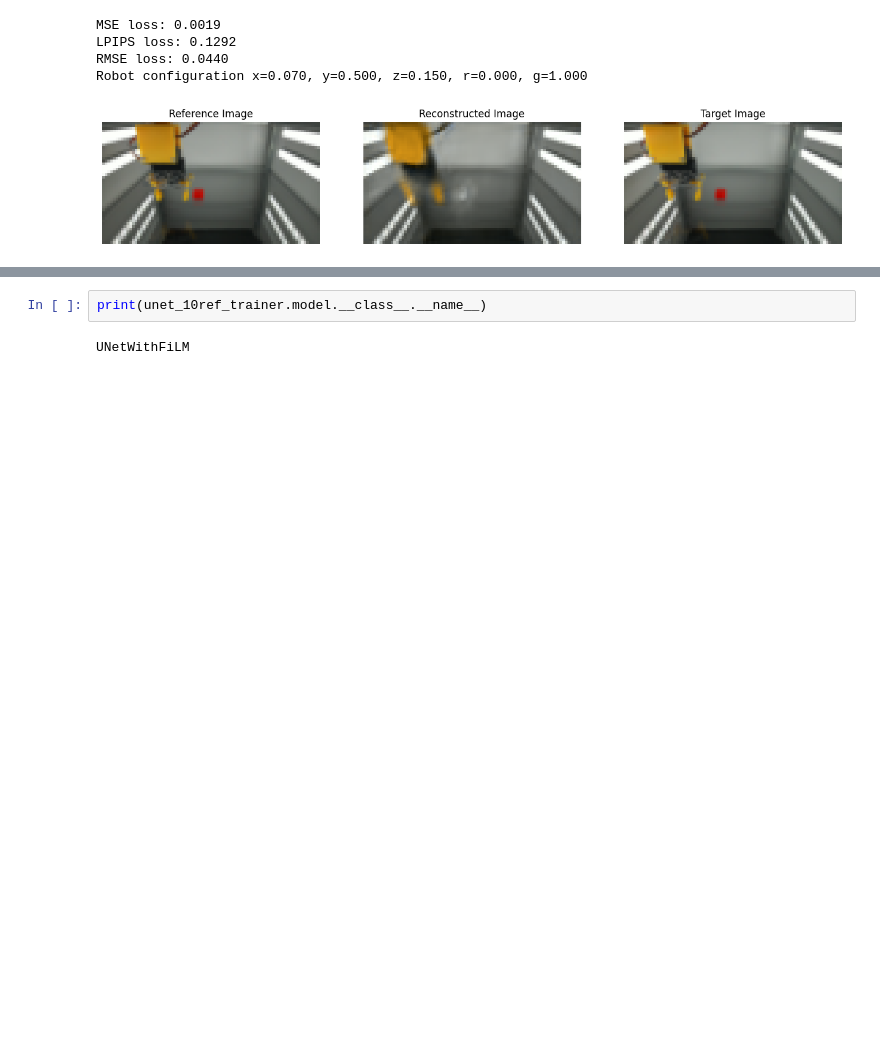
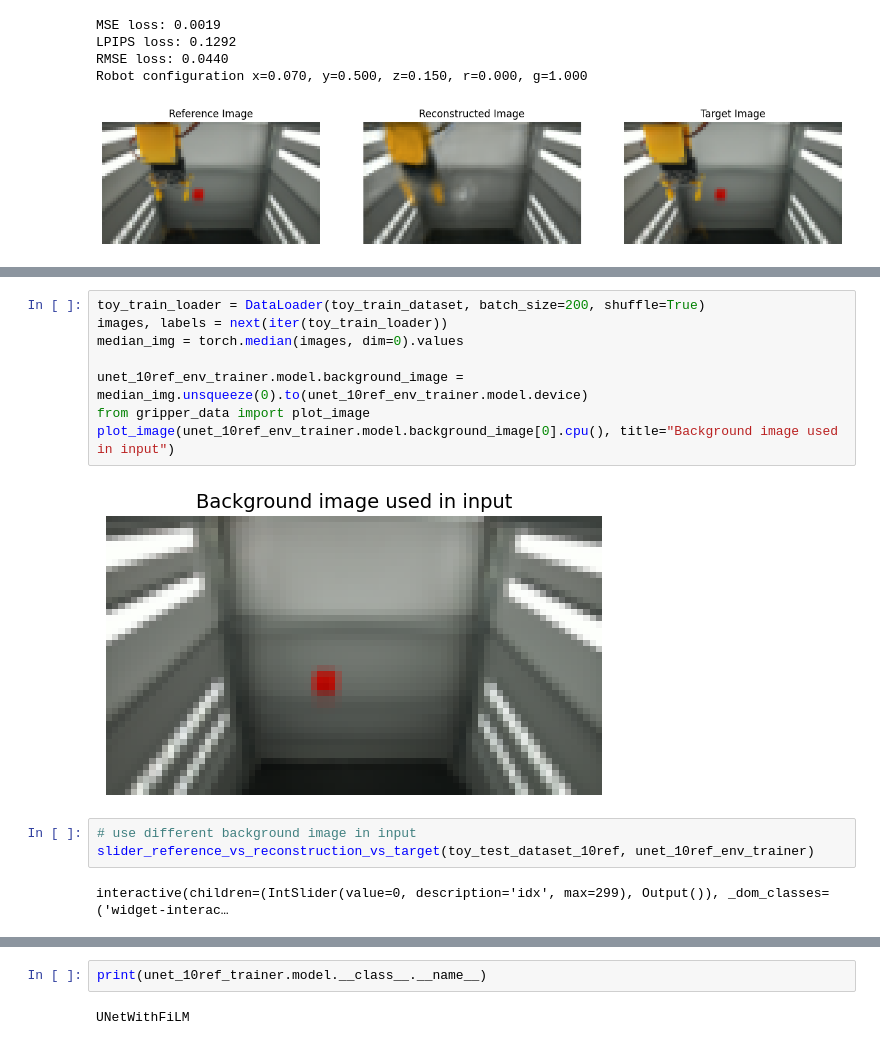
Before and after one commit to GiacomoBillo/cloudgripper-visual-autoencoder, a Jupyter notebook: visual_autoencoder/demo.ipynb, the cells around one changed output, grey strips where cells are left out. Saved outputs shown, nothing was run; the diff lists cells and outputs as text; blank space fills up the shorter version.

```diff
--- a/visual_autoencoder/demo.ipynb
+++ b/visual_autoencoder/demo.ipynb
@@ -699,0 +743,15 @@ Robot configuration x=0.070, y=0.500, z=0.150, r=0.000, g=1.000
+# %%
+toy_train_loader = DataLoader(toy_train_dataset, batch_size=200, shuffle=True)
+images, labels = next(iter(toy_train_loader))
+median_img = torch.median(images, dim=0).values
+
+unet_10ref_env_trainer.model.background_image = median_img.unsqueeze(0).to(unet_10ref_env_trainer.model.device)
+from gripper_data import plot_image
+plot_image(unet_10ref_env_trainer.model.background_image[0].cpu(), title="Background image used in input")
+# %% [output]
+[figure, added]
+# %%
+# use different background image in input
+slider_reference_vs_reconstruction_vs_target(toy_test_dataset_10ref, unet_10ref_env_trainer)
+# %% [output]
+interactive(children=(IntSlider(value=0, description='idx', max=299), Output()), _dom_classes=('widget-interac…
```
Also changed, not shown: parts of 27 cells of this notebook.
